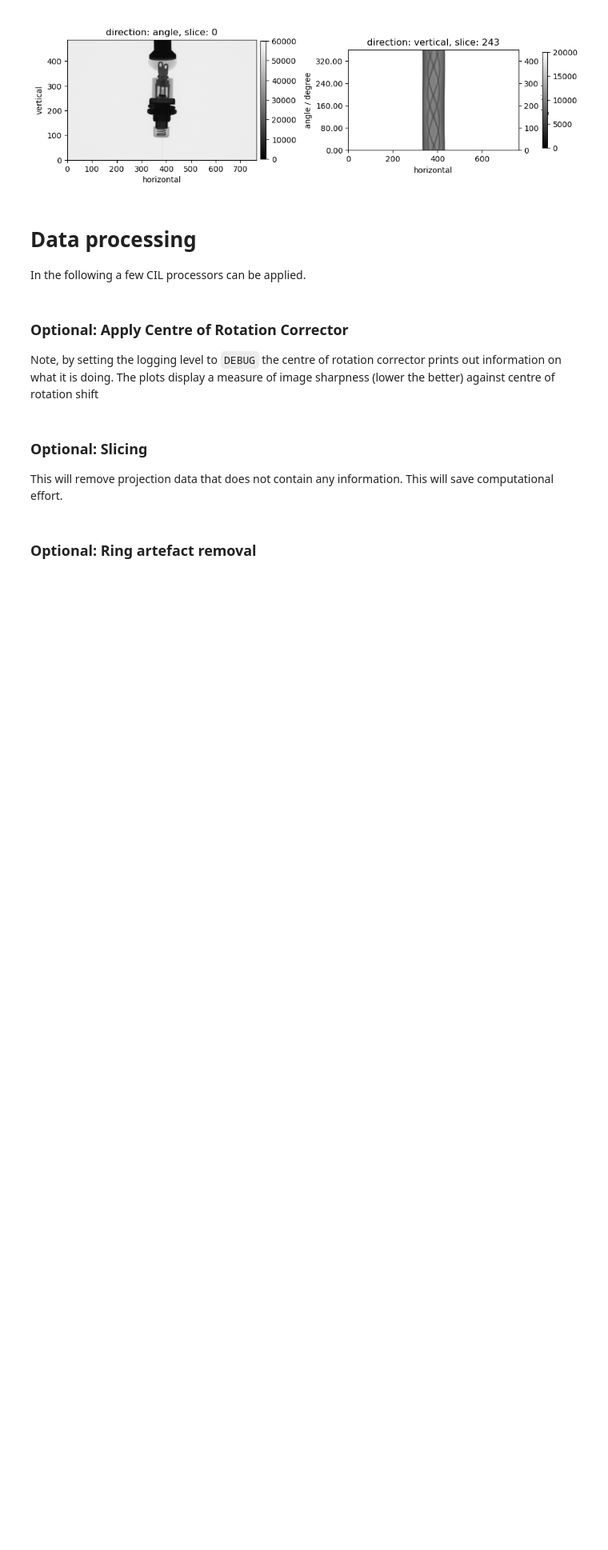
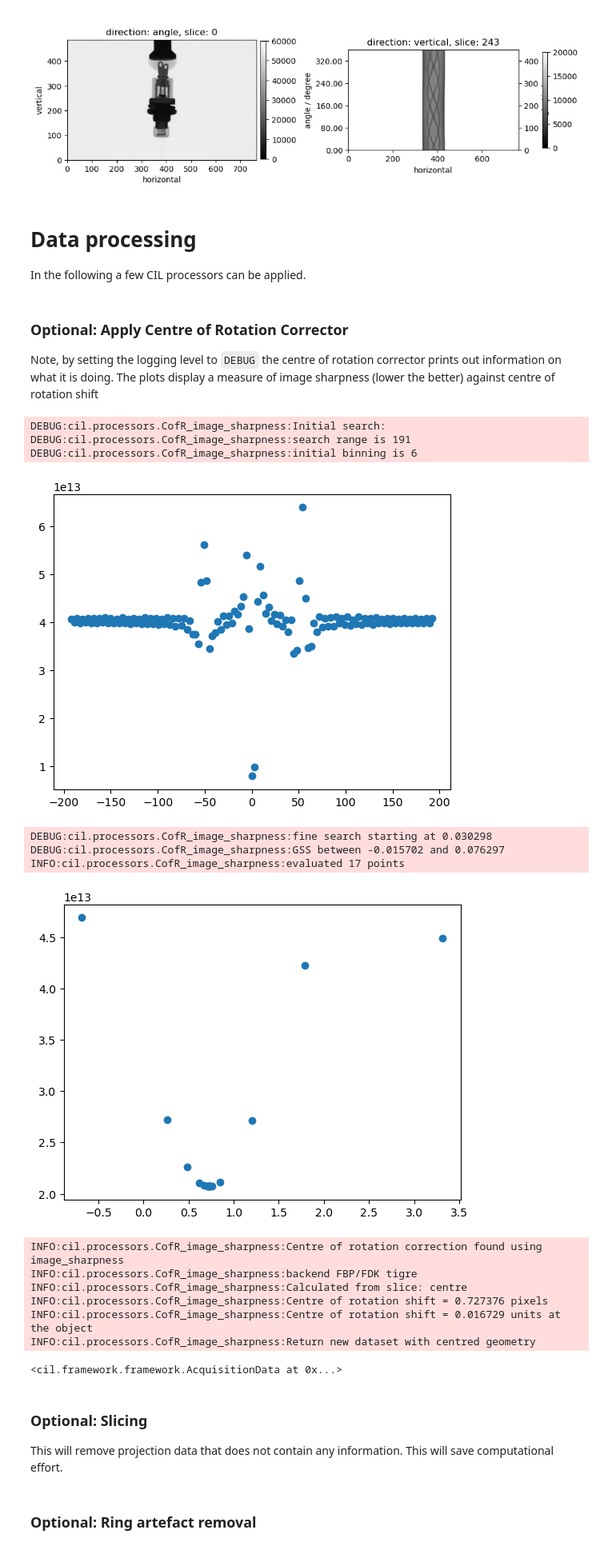
Before and after one commit to TomographicImaging/CIL-User-Showcase, a Jupyter notebook: 010_reconstruct_BrukerSkyscan_data/bruker2cil.ipynb, the cells around one changed output. Shown: that part at 80% size. Drawn from its saved outputs; the diff is of its cells as text; code cells hidden in the pictures; blank space fills up the shorter version.

```diff
--- a/010_reconstruct_BrukerSkyscan_data/bruker2cil.ipynb
+++ b/010_reconstruct_BrukerSkyscan_data/bruker2cil.ipynb
@@ -121,15 +123,31 @@ Note, by setting the logging level to `DEBUG` the centre of rotation corrector p
 # %%
 
 
 ### Turn this on for more info
 import logging
 logging.basicConfig(level=logging.WARNING)
 cil_log_level = logging.getLogger('cil.processors')
 cil_log_level.setLevel(logging.DEBUG)
 
-#processor = CentreOfRotationCorrector.image_sharpness(slice_index='centre', backend='tigre')
-#processor.set_input(proj)
-#processor.get_output(out=proj)
+processor = CentreOfRotationCorrector.image_sharpness(slice_index='centre', backend='tigre')
+processor.set_input(proj)
+processor.get_output(out=proj)
+# %% [output]
+DEBUG:cil.processors.CofR_image_sharpness:Initial search:
+DEBUG:cil.processors.CofR_image_sharpness:search range is 191
+DEBUG:cil.processors.CofR_image_sharpness:initial binning is 6
+[figure, added]
+DEBUG:cil.processors.CofR_image_sharpness:fine search starting at 0.030298
+DEBUG:cil.processors.CofR_image_sharpness:GSS between -0.015702 and 0.076297
+INFO:cil.processors.CofR_image_sharpness:evaluated 17 points
+[figure, added]
+INFO:cil.processors.CofR_image_sharpness:Centre of rotation correction found using image_sharpness
+INFO:cil.processors.CofR_image_sharpness:backend FBP/FDK tigre
+INFO:cil.processors.CofR_image_sharpness:Calculated from slice: centre
+INFO:cil.processors.CofR_image_sharpness:Centre of rotation shift = 0.727376 pixels
+INFO:cil.processors.CofR_image_sharpness:Centre of rotation shift = 0.016729 units at the object
+INFO:cil.processors.CofR_image_sharpness:Return new dataset with centred geometry
+<cil.framework.framework.AcquisitionData at 0x...>
 # %% [markdown]
 ### Optional: Slicing
 This will remove projection data that does not contain any information. This will save computational effort.
```
Also changed, not shown: parts of 5 cells of this notebook, 4 other files.
